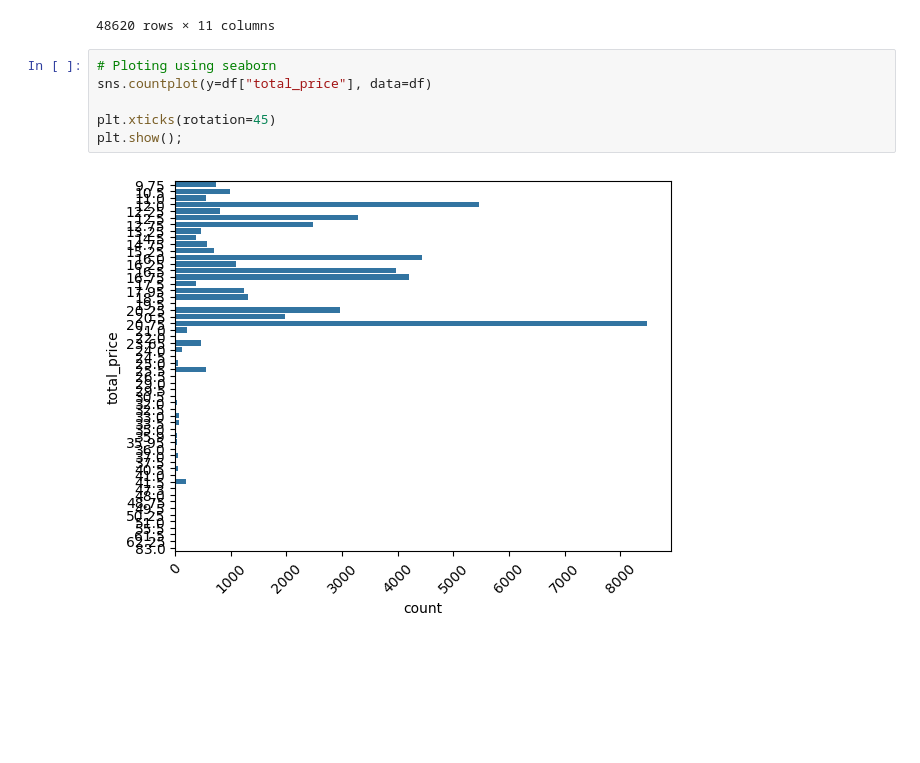
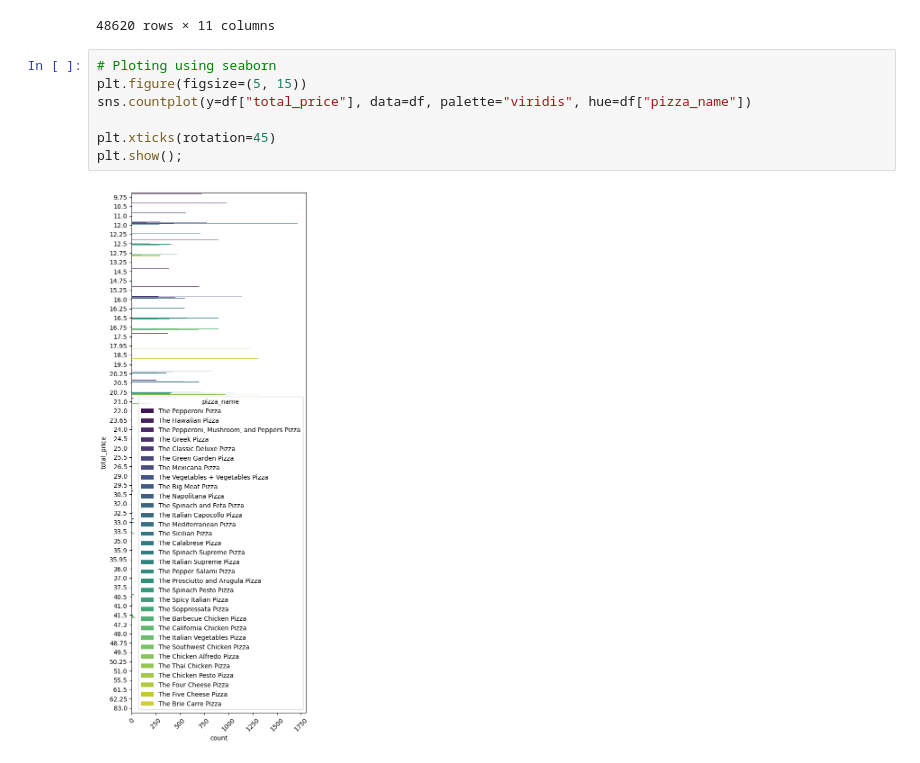
Before and after one commit to CisseBenn/ShulaTech_Solutions_Sales_Data_Analysis, a Jupyter notebook: sales.ipynb, the cells around one changed output. Saved outputs shown, nothing was run; the diff lists cells and outputs as text; blank space fills up the shorter version.

```diff
--- a/sales.ipynb
+++ b/sales.ipynb
@@ -300,9 +300,10 @@ df
 48620 rows × 11 columns
 # %%
 # Ploting using seaborn
-sns.countplot(y=df["total_price"], data=df)
+plt.figure(figsize=(5, 15))
+sns.countplot(y=df["total_price"], data=df, palette="viridis", hue=df["pizza_name"])
 
 plt.xticks(rotation=45)
 plt.show();
 # %% [output]
-[figure, old version]
+[figure, new version]
```
